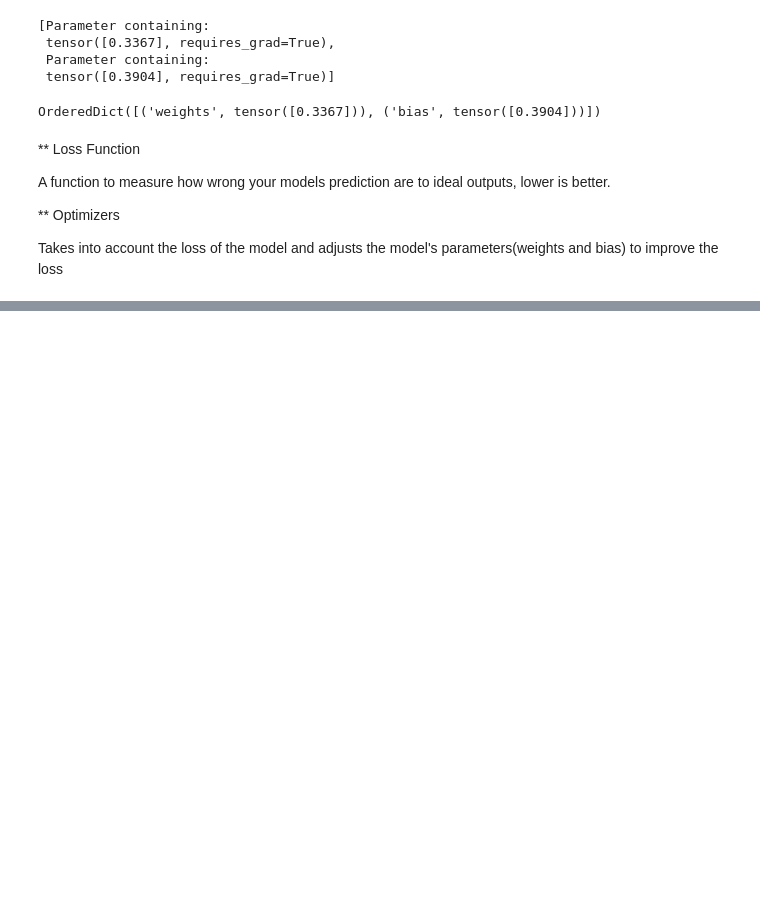
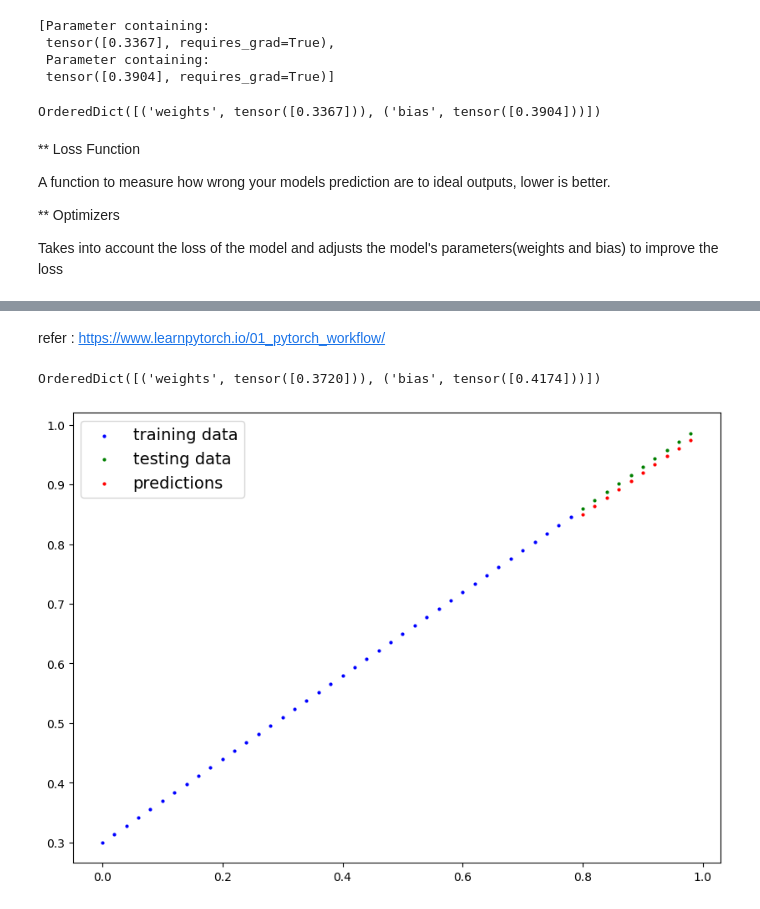
Before and after one commit to Rajaanthonysamy/PyTorch, a Jupyter notebook: 02_pytorch_workflow.ipynb, the cells around one changed output, grey strips where cells are left out. Drawn from its saved outputs; the diff is of its cells as text; code cells hidden in the pictures; blank space fills up the shorter version.

Commit message:
model training is completed

```diff
--- a/02_pytorch_workflow.ipynb
+++ b/02_pytorch_workflow.ipynb
@@ -247,0 +264,30 @@ opti= torch.optim.SGD(params=model_0.parameters(), lr=0.01)
+# %%
+## an epochs is one loop through the data (this is a hyperparameter because we are set it ourselves)
+epochs=1000
+torch.manual_seed(42)
+
+for epoch in range(epochs):
+  print("epochs")
+  ## setting the model to the training mode
+  model_0.train()
+
+  ## 1.forward pass
+  y_pred = model_0(X_train)
+
+  ## 2. calculate loss function
+  loss = loss_func(y_pred,y_train)
+
+  print("Loss ",loss)
+
+  ## 3 .optimizer zero grad
+  opti.zero_grad()
+
+  ## 4. perform back propagation
+
+  loss.backward()
+  ## 5. step the optimizer performm the gradient descent
+  opti.step()## by default optimizer changes will accumilate through the loop so.. we have to zero them above in step 3 for the next iteration of the loop
+
+  ## testing
+  model_0.eval() ## turn off the gradient
+  print(model_0.state_dict())
@@ -247,0 +312,14 @@ opti= torch.optim.SGD(params=model_0.parameters(), lr=0.01)
+# %% [markdown]
+refer : https://www.learnpytorch.io/01_pytorch_workflow/
+# %%
+
+model_0.state_dict()
+# %% [output]
+OrderedDict([('weights', tensor([0.3720])), ('bias', tensor([0.4174]))])
+# %%
+with torch.inference_mode():
+  y_preds_new = model_0(X_test)
+# %%
+plot_prediction(predictions=y_preds_new)
+# %% [output]
+[figure, added]
```
Also changed, not shown: parts of 4 cells of this notebook.
